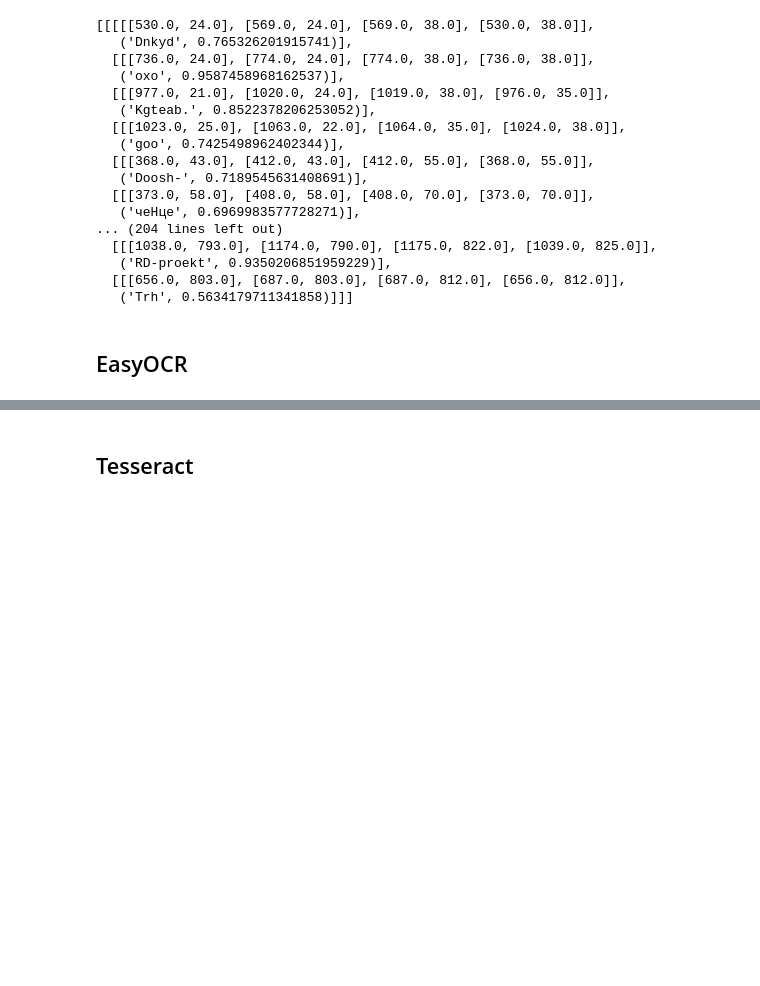
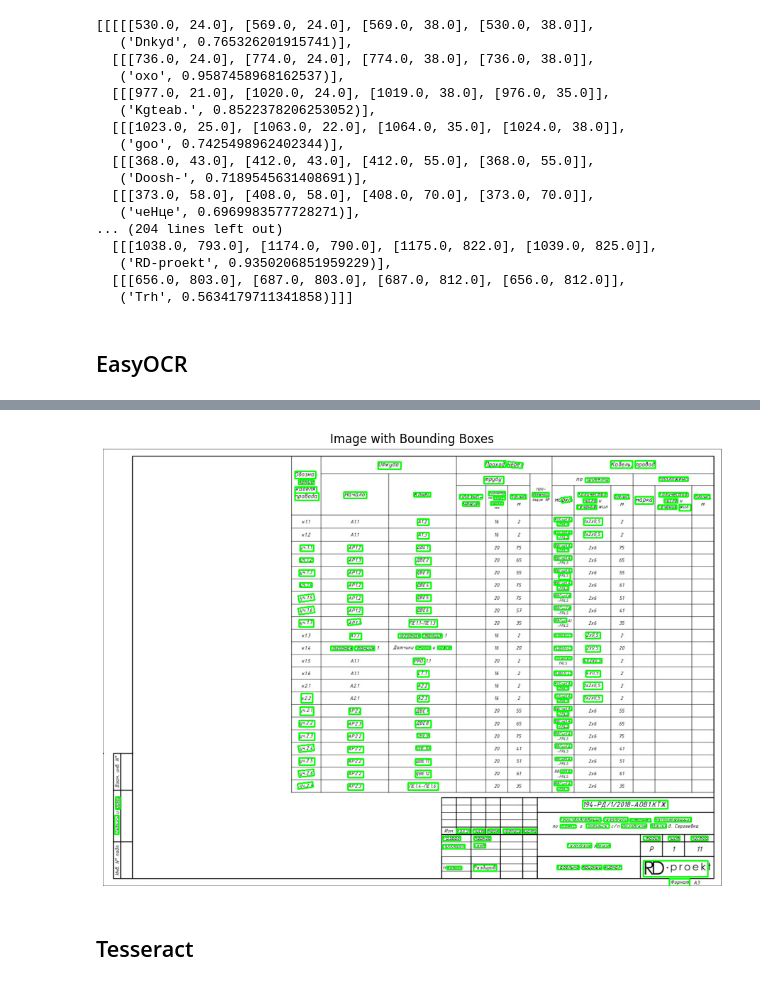
Before and after one commit to KonstantinPetrovichQWERTY/free-ocr-comparison, a Jupyter notebook: ocr-comparison.ipynb, the cells around one changed output, grey strips where cells are left out. Drawn from its saved outputs; the diff is of its cells as text; code cells hidden in the pictures; blank space fills up the shorter version.

Commit message:
feat: add graphs

```diff
--- a/ocr-comparison.ipynb
+++ b/ocr-comparison.ipynb
@@ -151,5 +156,6 @@ result
 # pip install easyocr
 import easyocr
 reader = easyocr.Reader(['ru'], gpu=False) # this needs to run only once to load the model into memory
-reader.readtext('test/page_1.jpg', detail=0)
+# reader.readtext('test/page_1.jpg', detail=0)
+easy_data = reader.readtext('test/page_1.jpg')
 # %% [output]
@@ -178,3 +163,22 @@ Progress: |███████████████████████
+# %%
+import cv2
+import numpy as np
+import matplotlib.pyplot as plt
+
+image = cv2.imread('test/page_1.jpg')
+image = cv2.cvtColor(image, cv2.COLOR_BGR2RGB)
+
+for bbox, text, confidence in easy_data:
+    pts = np.array(bbox, dtype=np.int32)
+    image = cv2.polylines(image, [pts], isClosed=True, color=(0, 255, 0), thickness=2)
+
+plt.figure(figsize=(12, 8))
+plt.imshow(image)
+plt.axis('off')
+plt.title('Image with Bounding Boxes')
+plt.show()
+# %% [output]
+[figure, added]
 # %% [markdown]
 ## Tesseract
 # %%
```
Also changed, not shown: parts of 5 cells of this notebook.
